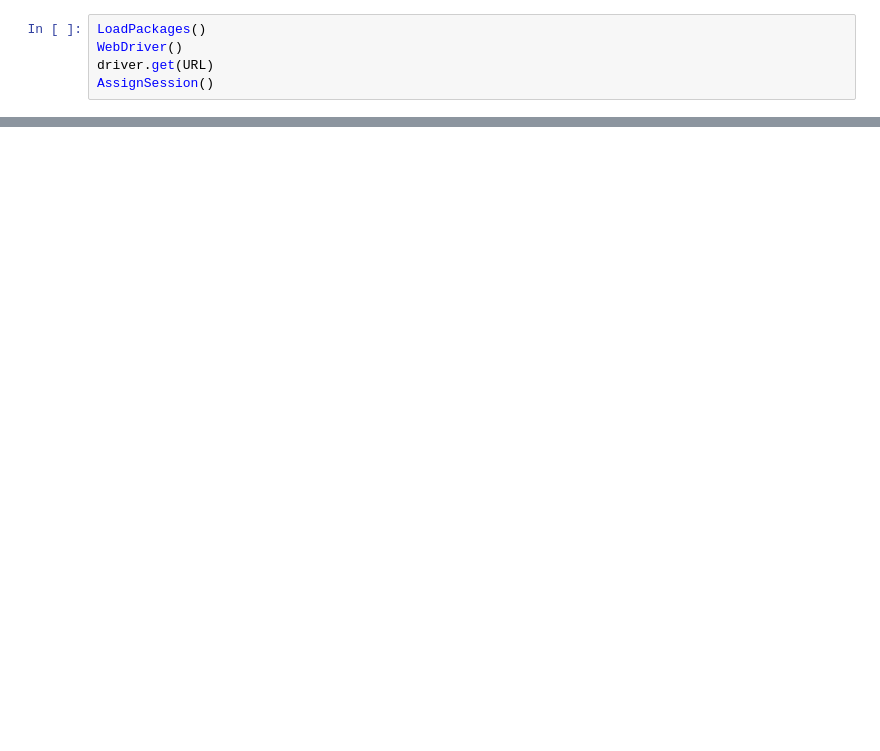
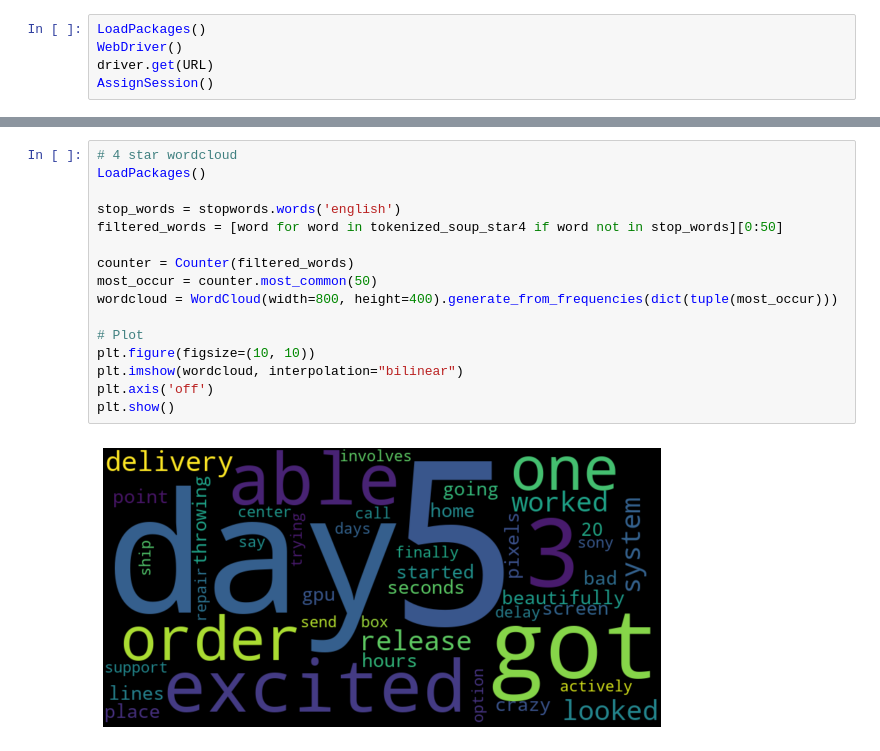
Before and after one commit to ahicks88/Portfolio, a Jupyter notebook: Natural Language Processing with Amazon Reviews.ipynb, the cells around one changed output, grey strips where cells are left out. Saved outputs shown, nothing was run; the diff lists cells and outputs as text; blank space fills up the shorter version.

```diff
--- a/Natural Language Processing with Amazon Reviews.ipynb
+++ b/Natural Language Processing with Amazon Reviews.ipynb
@@ -142,0 +235,18 @@ plt.show()
+# %%
+# 4 star wordcloud
+LoadPackages()
+
+stop_words = stopwords.words('english')
+filtered_words = [word for word in tokenized_soup_star4 if word not in stop_words][0:50]
+
+counter = Counter(filtered_words)
+most_occur = counter.most_common(50)
+wordcloud = WordCloud(width=800, height=400).generate_from_frequencies(dict(tuple(most_occur)))
+
+# Plot
+plt.figure(figsize=(10, 10))
+plt.imshow(wordcloud, interpolation="bilinear")
+plt.axis('off')
+plt.show()
+# %% [output]
+[figure, added]
```
Also changed, not shown: parts of 11 cells of this notebook.
